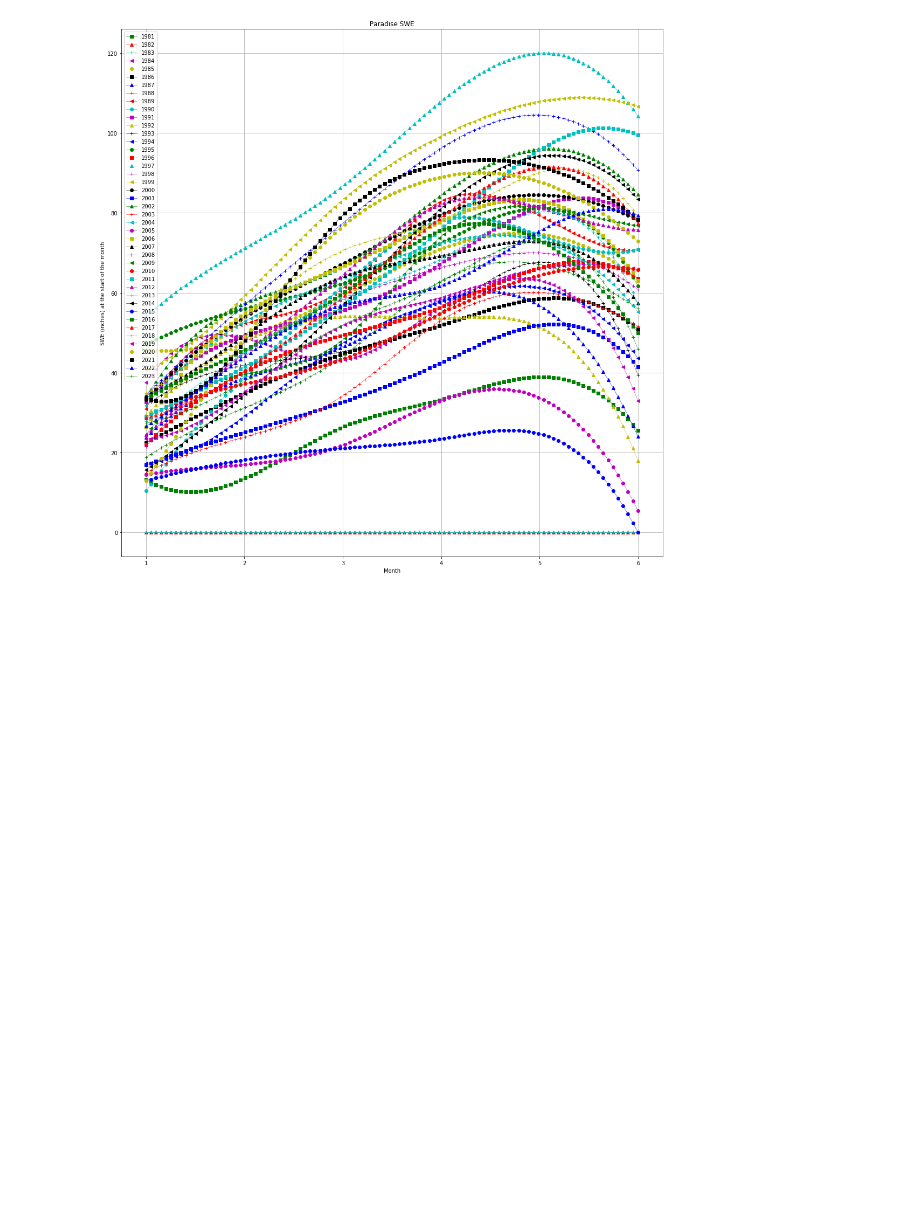
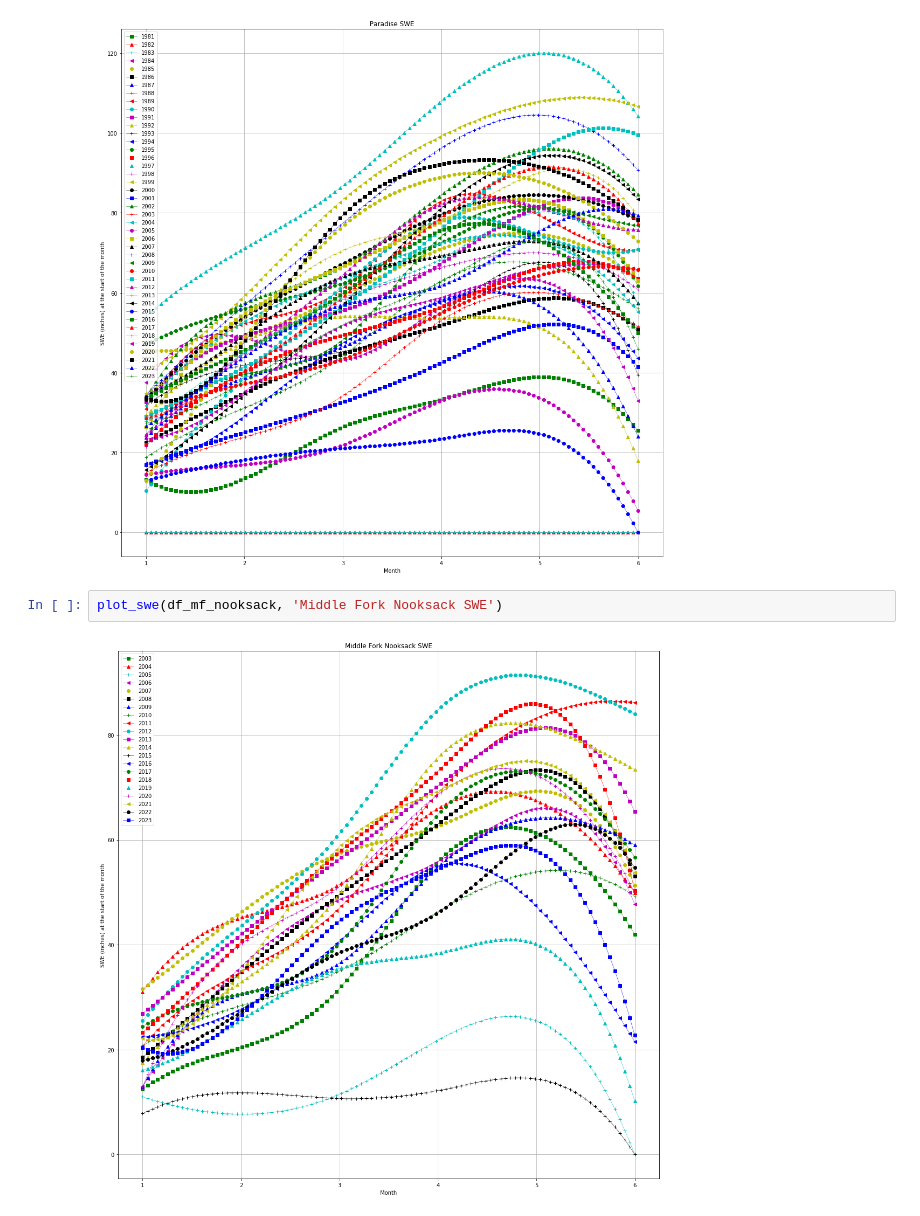
Before and after one commit to yijiy/SnoTelAnalysis, a Jupyter notebook: analyze.ipynb, the cells around one changed output. Drawn from its saved outputs; the diff is of its cells as text; blank space fills up the shorter version.

```diff
--- a/analyze.ipynb
+++ b/analyze.ipynb
@@ -64,3 +64,7 @@ plot_swe(df_stevens, 'Stevens Pass SWE')
 plot_swe(df_paradise, 'Paradise SWE')
 # %% [output]
 [figure]
+# %%
+plot_swe(df_mf_nooksack, 'Middle Fork Nooksack SWE')
+# %% [output]
+[figure, added]
```
Also changed, not shown: parts of 2 cells of this notebook.
